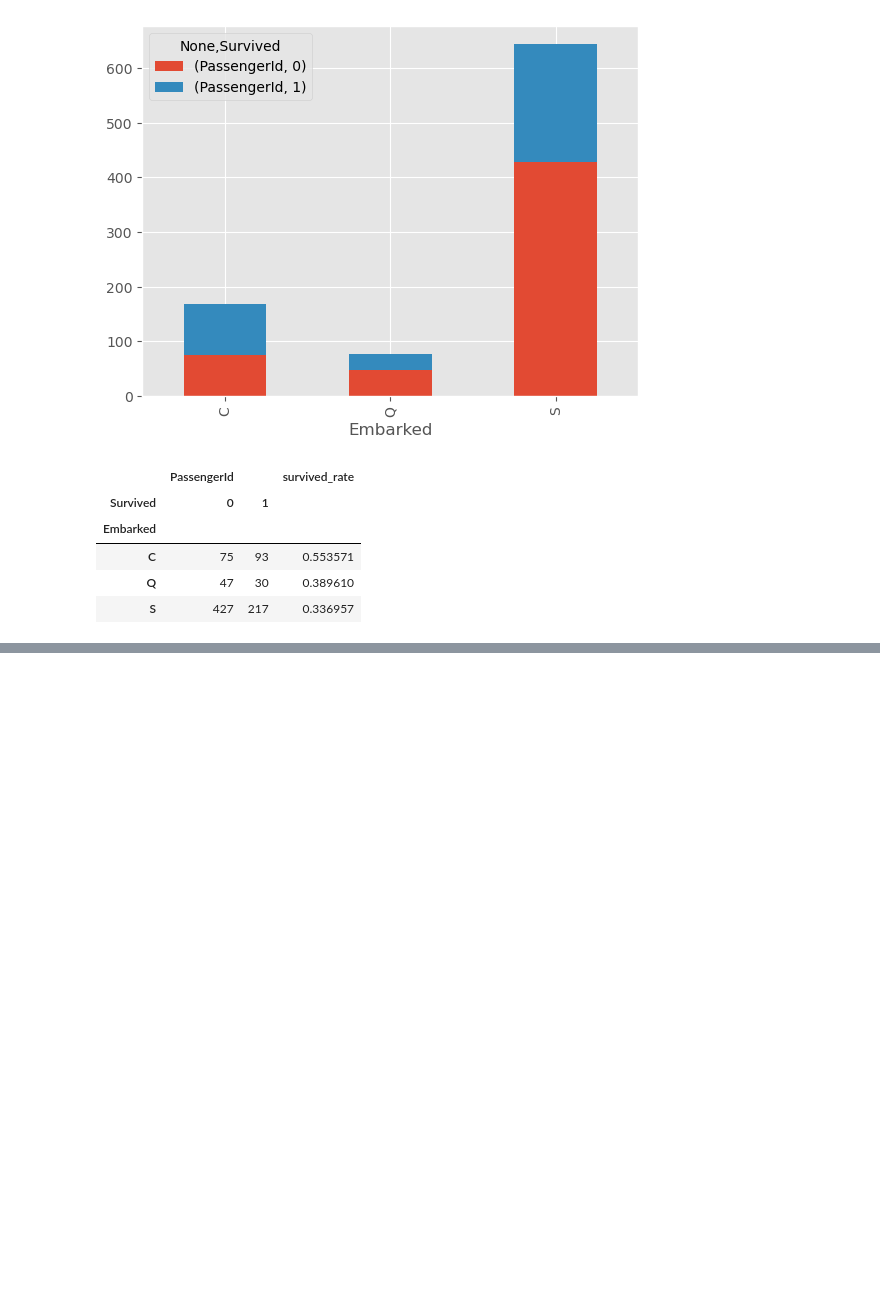
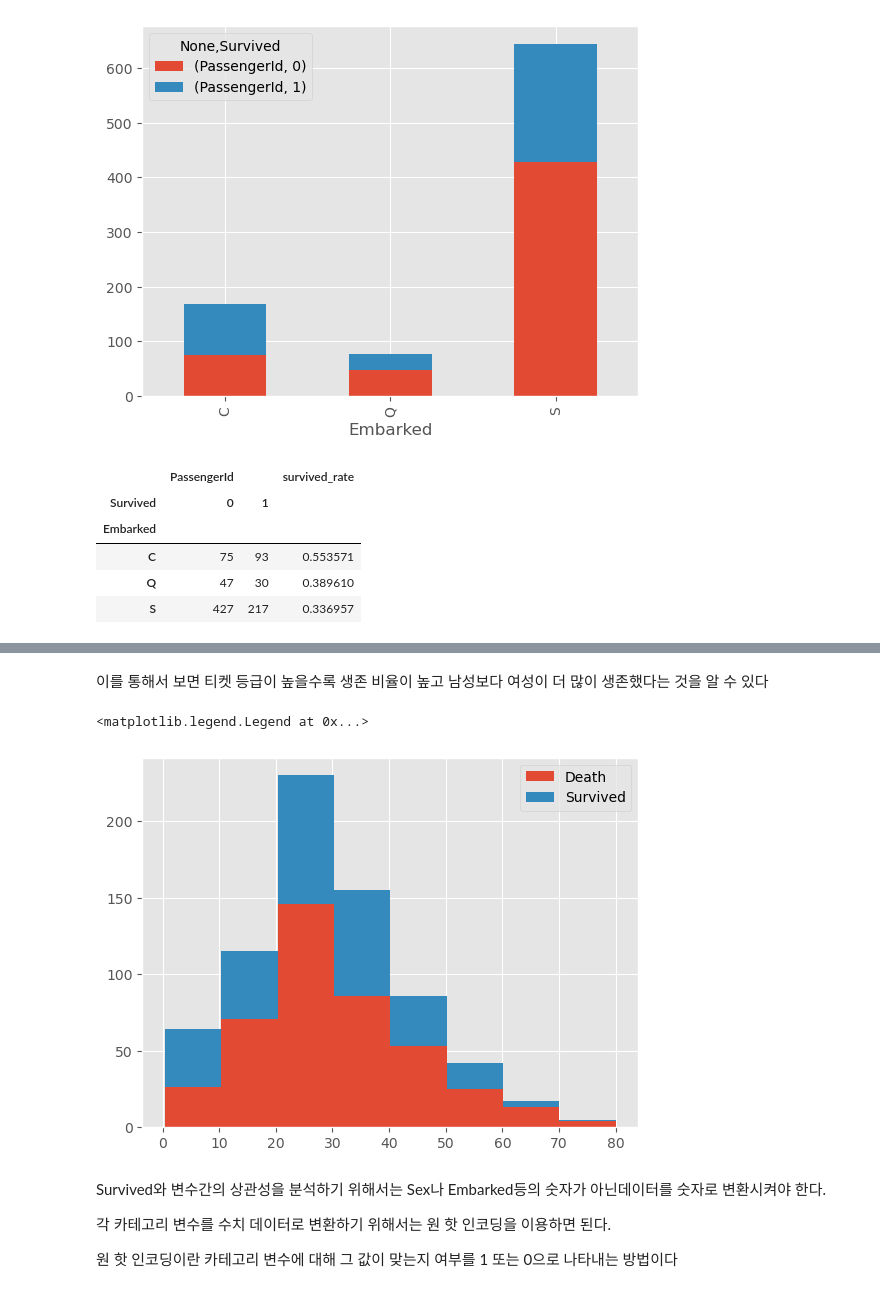
Before and after one commit to SIDED00R/kaggle_project, a Jupyter notebook: titanic/kaggle_titanic.ipynb, the cells around one changed output, grey strips where cells are left out. Saved outputs shown, nothing was run; the diff lists cells and outputs as text; code cells hidden in the pictures; blank space fills up the shorter version.

```diff
--- a/titanic/kaggle_titanic.ipynb
+++ b/titanic/kaggle_titanic.ipynb
@@ -277,0 +291,17 @@ embarked_df
+# %% [markdown]
+이를 통해서 보면 티켓 등급이 높을수록 생존 비율이 높고 남성보다 여성이 더 많이 생존했다는 것을 알 수 있다
+# %%
+#연령별 생존율
+#나이의 경우 연속적이기 때문에 히스토그램을 통해서 데이터 분석을 해야한다
+plt.hist(x=[train_df.Age[train_df.Survived == 0], train_df.Age[train_df.Survived == 1]],
+         bins = 8, histtype = 'barstacked', label = ["Death", "Survived"])
+plt.legend()
+# %% [output]
+<matplotlib.legend.Legend at 0x...>
+[figure, added]
+# %% [markdown]
+Survived와 변수간의 상관성을 분석하기 위해서는 Sex나 Embarked등의 숫자가 아닌데이터를 숫자로 변환시켜야 한다.
+
+각 카테고리 변수를 수치 데이터로 변환하기 위해서는 원 핫 인코딩을 이용하면 된다.
+
+원 핫 인코딩이란 카테고리 변수에 대해 그 값이 맞는지 여부를 1 또는 0으로 나타내는 방법이다
```
Also changed, not shown: parts of 37 cells of this notebook.
